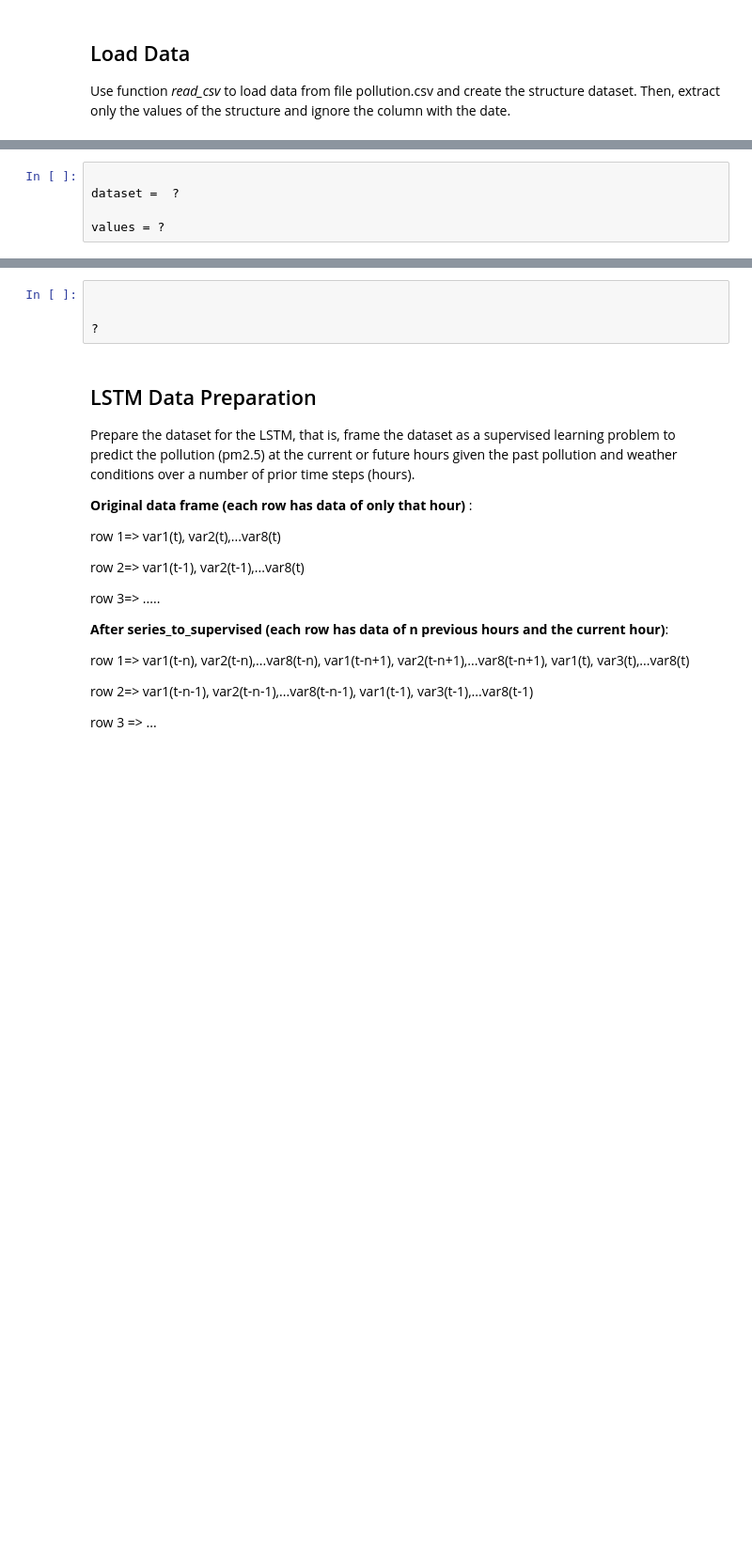
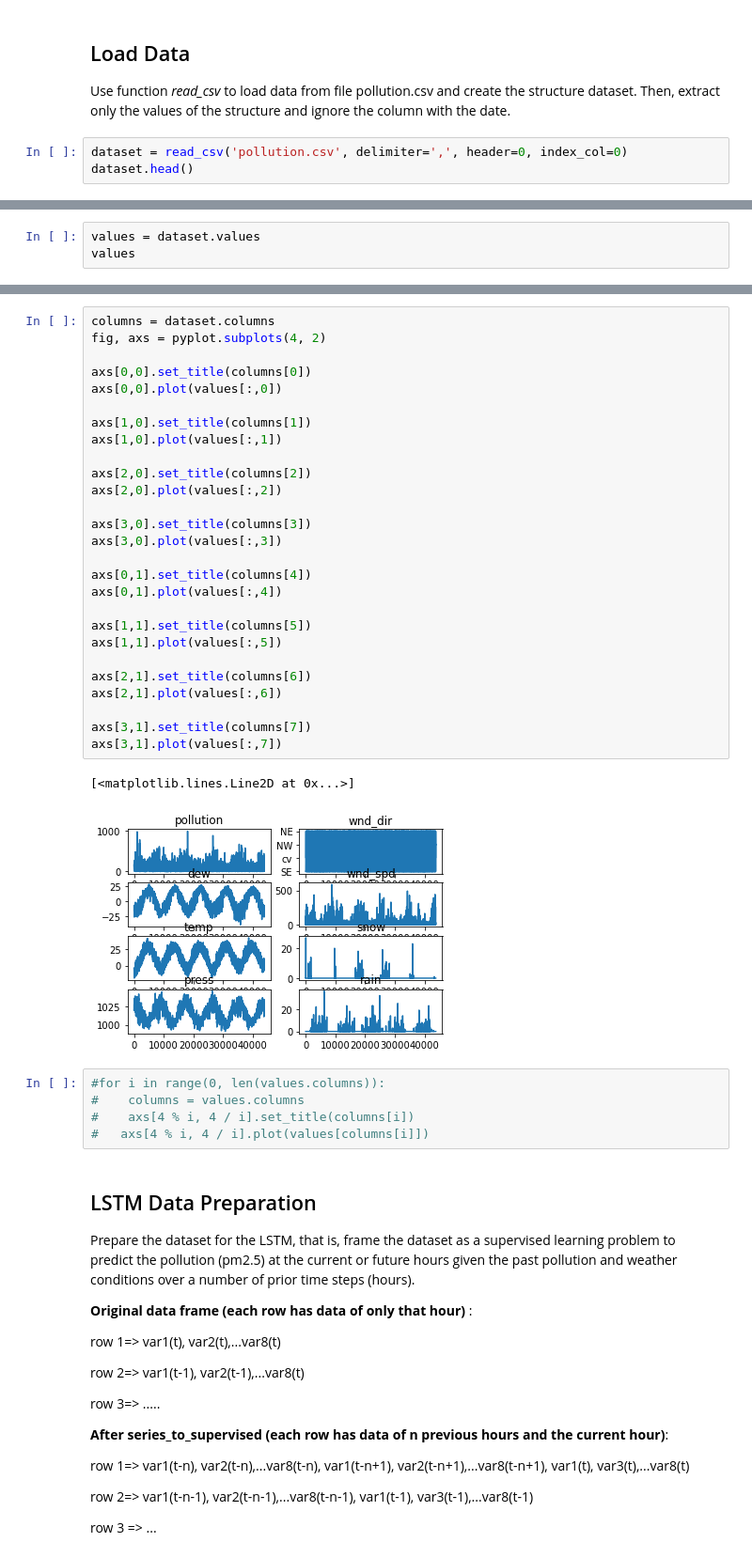
Before and after one commit to pedrovt/aa-labs, a Jupyter notebook: Lab11-sequence_models/TimeSeries_Polution_LSTM.ipynb, the cells around one changed output, grey strips where cells are left out. Shown: that part at 94% size. Saved outputs shown, nothing was run; the diff lists cells and outputs as text; blank space fills up the shorter version.

```diff
--- a/Lab11-sequence_models/TimeSeries_Polution_LSTM.ipynb
+++ b/Lab11-sequence_models/TimeSeries_Polution_LSTM.ipynb
@@ -50,3 +51,6 @@ from keras.layers import LSTM
 ## Load Data
 Use function *read_csv* to load data from file pollution.csv and create the structure dataset.
 Then, extract only the values of the structure and ignore the column with the date.
+# %%
+dataset = read_csv('pollution.csv', delimiter=',', header=0, index_col=0)
+dataset.head()
@@ -53,5 +65,3 @@ Then, extract only the values of the structure and ignore the column with the da
 # %%
-
-dataset =  ?
-
-values = ?
+values = dataset.values
+values
@@ -60,10 +78,41 @@ values = ?
 Plot the data and get a figure similar to Fig.1
 <img src="images/f1.png" style="width:350px;height:250px;">
 <caption><center> **Fig. 1** : ** Pollution & Weather Time series dataset** </center></caption>
-# %%
-
-
-?
+# %%
+columns = dataset.columns
+fig, axs = pyplot.subplots(4, 2)
+
+axs[0,0].set_title(columns[0])
+axs[0,0].plot(values[:,0])
+
+axs[1,0].set_title(columns[1])
+axs[1,0].plot(values[:,1])
+
+axs[2,0].set_title(columns[2])
+axs[2,0].plot(values[:,2])
+
+axs[3,0].set_title(columns[3])
+axs[3,0].plot(values[:,3])
+
+axs[0,1].set_title(columns[4])
+axs[0,1].plot(values[:,4])
+
+axs[1,1].set_title(columns[5])
+axs[1,1].plot(values[:,5])
+
+axs[2,1].set_title(columns[6])
+axs[2,1].plot(values[:,6])
+
+axs[3,1].set_title(columns[7])
+axs[3,1].plot(values[:,7])
+# %% [output]
+[<matplotlib.lines.Line2D at 0x...>]
+[figure, added]
+# %%
+#for i in range(0, len(values.columns)):
+#    columns = values.columns
+#    axs[4 % i, 4 / i].set_title(columns[i])
+#   axs[4 % i, 4 / i].plot(values[columns[i]])
 # %% [markdown]
 ## LSTM Data Preparation
 Prepare the dataset for the LSTM, that is, frame the dataset as a supervised learning problem to predict the pollution (pm2.5) at the current or future hours given the past pollution and weather conditions over a number of prior time steps (hours).
```
Also changed, not shown: parts of 14 cells of this notebook, 2 other files.
